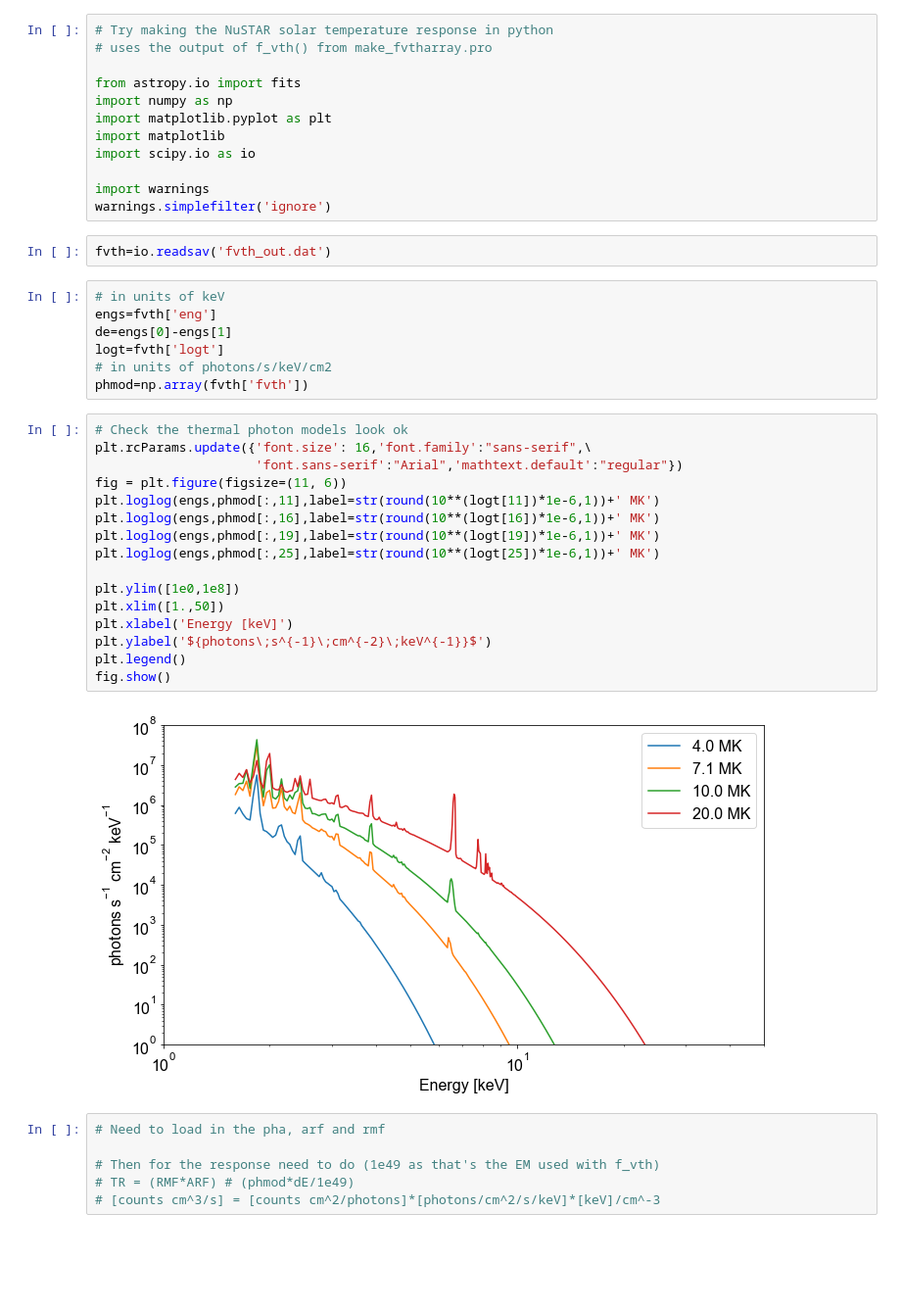
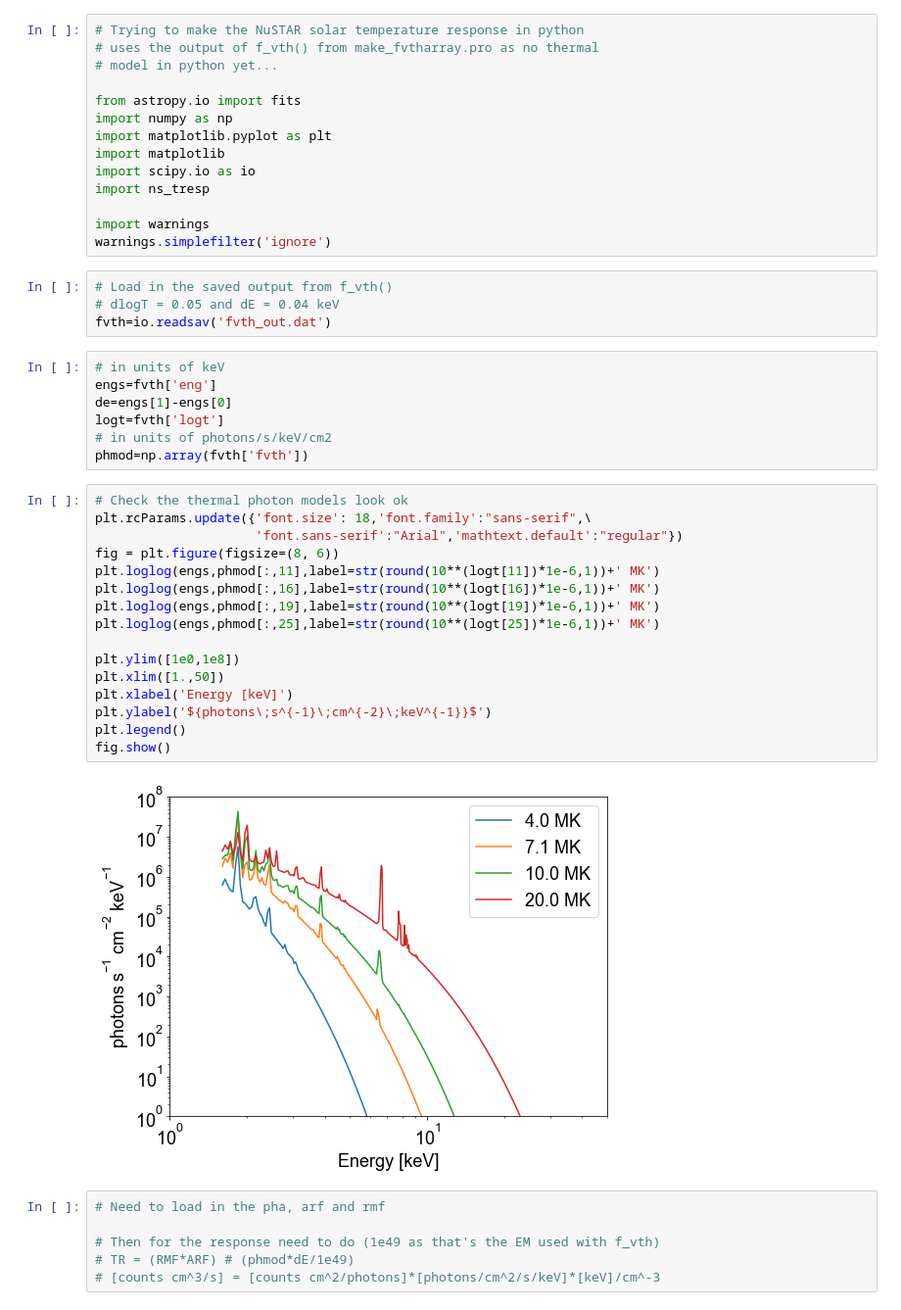
Before and after one commit to ianan/nustar_sac, a Jupyter notebook: python/example_nstresp.ipynb, the cells around one changed output. Shown at 98% size. Cells and saved outputs as stored; diff of their text form; blank space fills up the shorter version.

```diff
--- a/python/example_nstresp.ipynb
+++ b/python/example_nstresp.ipynb
@@ -1,42 +1,46 @@
 # %%
-# Try making the NuSTAR solar temperature response in python
-# uses the output of f_vth() from make_fvtharray.pro
+# Trying to make the NuSTAR solar temperature response in python
+# uses the output of f_vth() from make_fvtharray.pro as no thermal
+# model in python yet...
 
 from astropy.io import fits
 import numpy as np
 import matplotlib.pyplot as plt
 import matplotlib
 import scipy.io as io
+import ns_tresp
 
 import warnings
 warnings.simplefilter('ignore')
-# %%
-fvth=io.readsav('fvth_out.dat')
+# %%
+# Load in the saved output from f_vth()
+# dlogT = 0.05 and dE = 0.04 keV
+fvth=io.readsav('fvth_out.dat')
 # %%
 # in units of keV
 engs=fvth['eng']
-de=engs[0]-engs[1]
+de=engs[1]-engs[0]
 logt=fvth['logt']
 # in units of photons/s/keV/cm2
 phmod=np.array(fvth['fvth'])
 # %%
 # Check the thermal photon models look ok
-plt.rcParams.update({'font.size': 16,'font.family':"sans-serif",\
+plt.rcParams.update({'font.size': 18,'font.family':"sans-serif",\
                      'font.sans-serif':"Arial",'mathtext.default':"regular"})
-fig = plt.figure(figsize=(11, 6))
+fig = plt.figure(figsize=(8, 6))
 plt.loglog(engs,phmod[:,11],label=str(round(10**(logt[11])*1e-6,1))+' MK')
 plt.loglog(engs,phmod[:,16],label=str(round(10**(logt[16])*1e-6,1))+' MK')
 plt.loglog(engs,phmod[:,19],label=str(round(10**(logt[19])*1e-6,1))+' MK')
 plt.loglog(engs,phmod[:,25],label=str(round(10**(logt[25])*1e-6,1))+' MK')
 
 plt.ylim([1e0,1e8])
 plt.xlim([1.,50])
 plt.xlabel('Energy [keV]')
 plt.ylabel('${photons\;s^{-1}\;cm^{-2}\;keV^{-1}}$')
 plt.legend()
 fig.show()
 # %% [output]
-[figure, old version]
+[figure, new version]
 # %%
 # Need to load in the pha, arf and rmf
 
```
Also changed, not shown: parts of 12 cells of this notebook, 2 other files.
